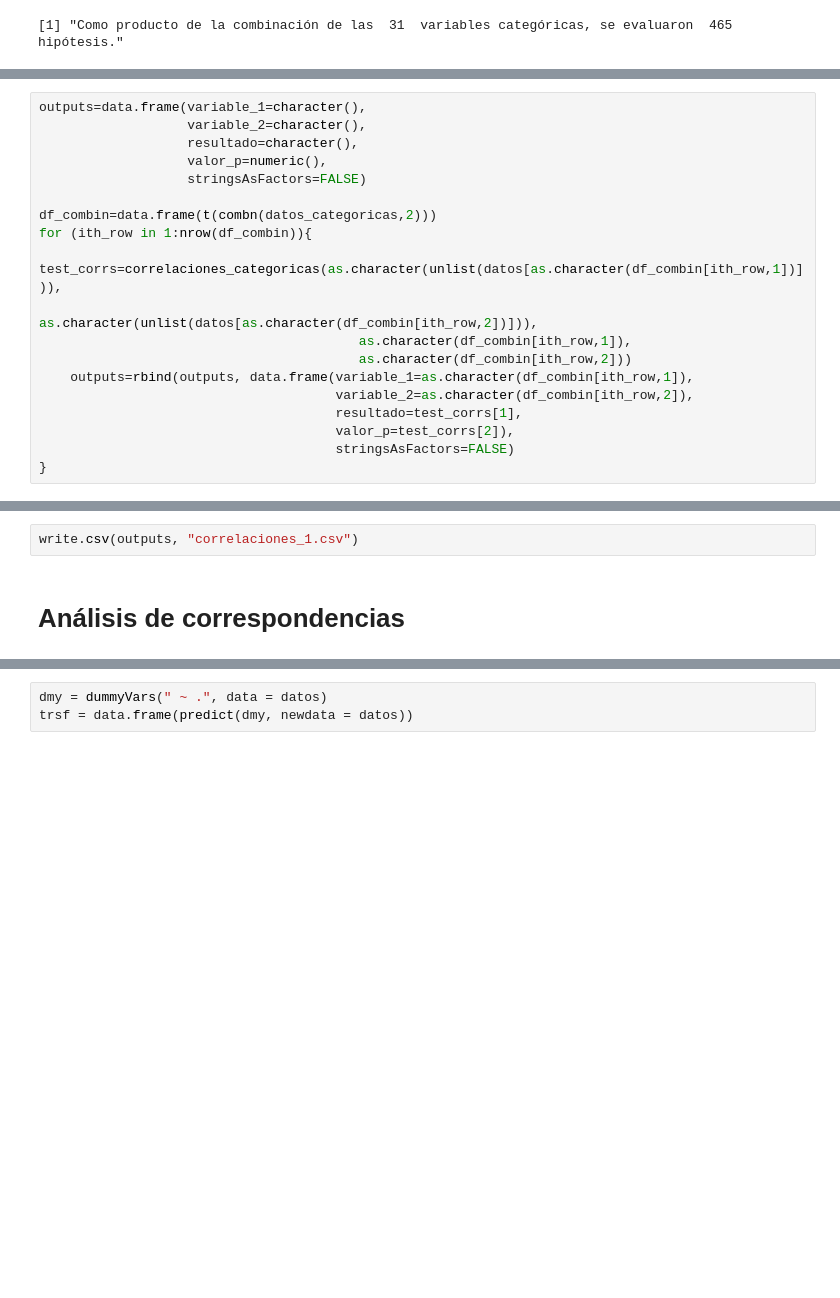
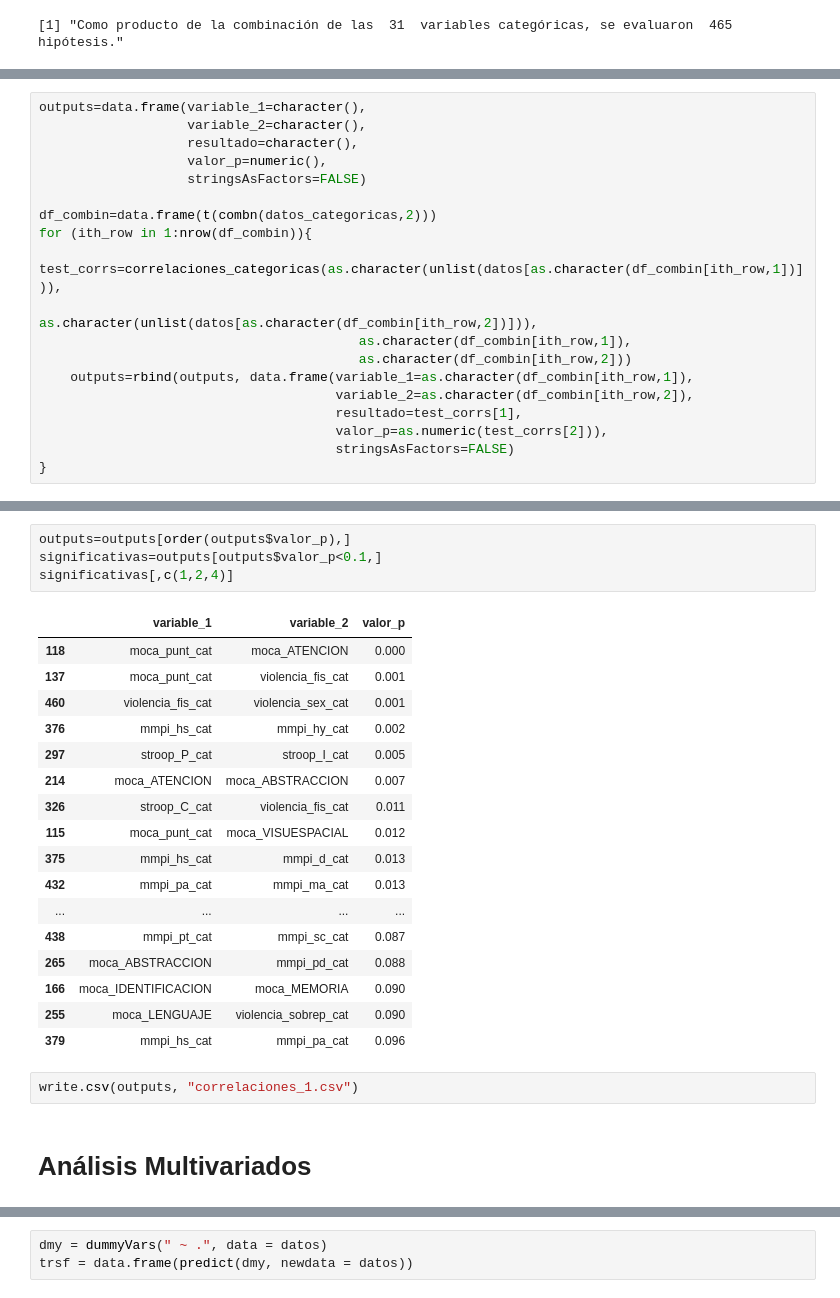
Before and after one commit to Yagwar/Proyectos, a Jupyter notebook: correlaciones_fundac.ipynb, the cells around one changed output, grey strips where cells are left out. Drawn from its saved outputs; the diff is of its cells as text; blank space fills up the shorter version.

```diff
--- a/correlaciones_fundac.ipynb
+++ b/correlaciones_fundac.ipynb
@@ -262,6 +209,6 @@ for (ith_row in 1:nrow(df_combin)){
     outputs=rbind(outputs, data.frame(variable_1=as.character(df_combin[ith_row,1]),
                                       variable_2=as.character(df_combin[ith_row,2]),
                                       resultado=test_corrs[1],
-                                      valor_p=test_corrs[2]),
+                                      valor_p=as.numeric(test_corrs[2])),
                                       stringsAsFactors=FALSE)
 }
@@ -286,4 +215,26 @@ Warning message in chisq.test(cont_table):
+# %%
+outputs=outputs[order(outputs$valor_p),]
+significativas=outputs[outputs$valor_p<0.1,]
+significativas[,c(1,2,4)]
+# %% [output]
+|  | variable_1 | variable_2 | valor_p |
+| 118 | moca_punt_cat | moca_ATENCION | 0.000 |
+| 137 | moca_punt_cat | violencia_fis_cat | 0.001 |
+| 460 | violencia_fis_cat | violencia_sex_cat | 0.001 |
+| 376 | mmpi_hs_cat | mmpi_hy_cat | 0.002 |
+| 297 | stroop_P_cat | stroop_I_cat | 0.005 |
+| 214 | moca_ATENCION | moca_ABSTRACCION | 0.007 |
+| 326 | stroop_C_cat | violencia_fis_cat | 0.011 |
+| 115 | moca_punt_cat | moca_VISUESPACIAL | 0.012 |
+| 375 | mmpi_hs_cat | mmpi_d_cat | 0.013 |
+| 432 | mmpi_pa_cat | mmpi_ma_cat | 0.013 |
+| ... | ... | ... | ... |
+| 438 | mmpi_pt_cat | mmpi_sc_cat | 0.087 |
+| 265 | moca_ABSTRACCION | mmpi_pd_cat | 0.088 |
+| 166 | moca_IDENTIFICACION | moca_MEMORIA | 0.090 |
+| 255 | moca_LENGUAJE | violencia_sobrep_cat | 0.090 |
+| 379 | mmpi_hs_cat | mmpi_pa_cat | 0.096 |
 # %%
 write.csv(outputs, "correlaciones_1.csv")
 # %% [markdown]
-# Análisis de correspondencias
+# Análisis Multivariados
```
Also changed, not shown: parts of 11 cells of this notebook.
